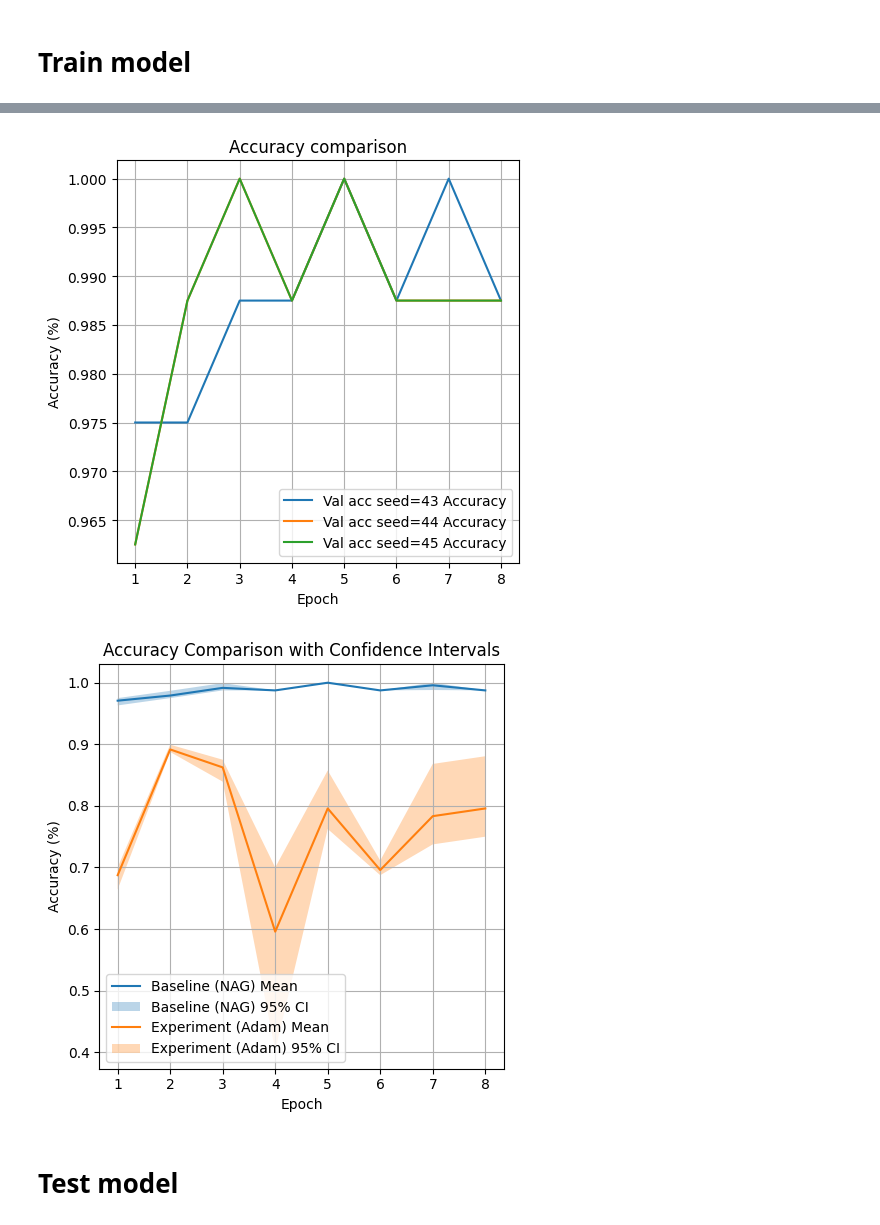
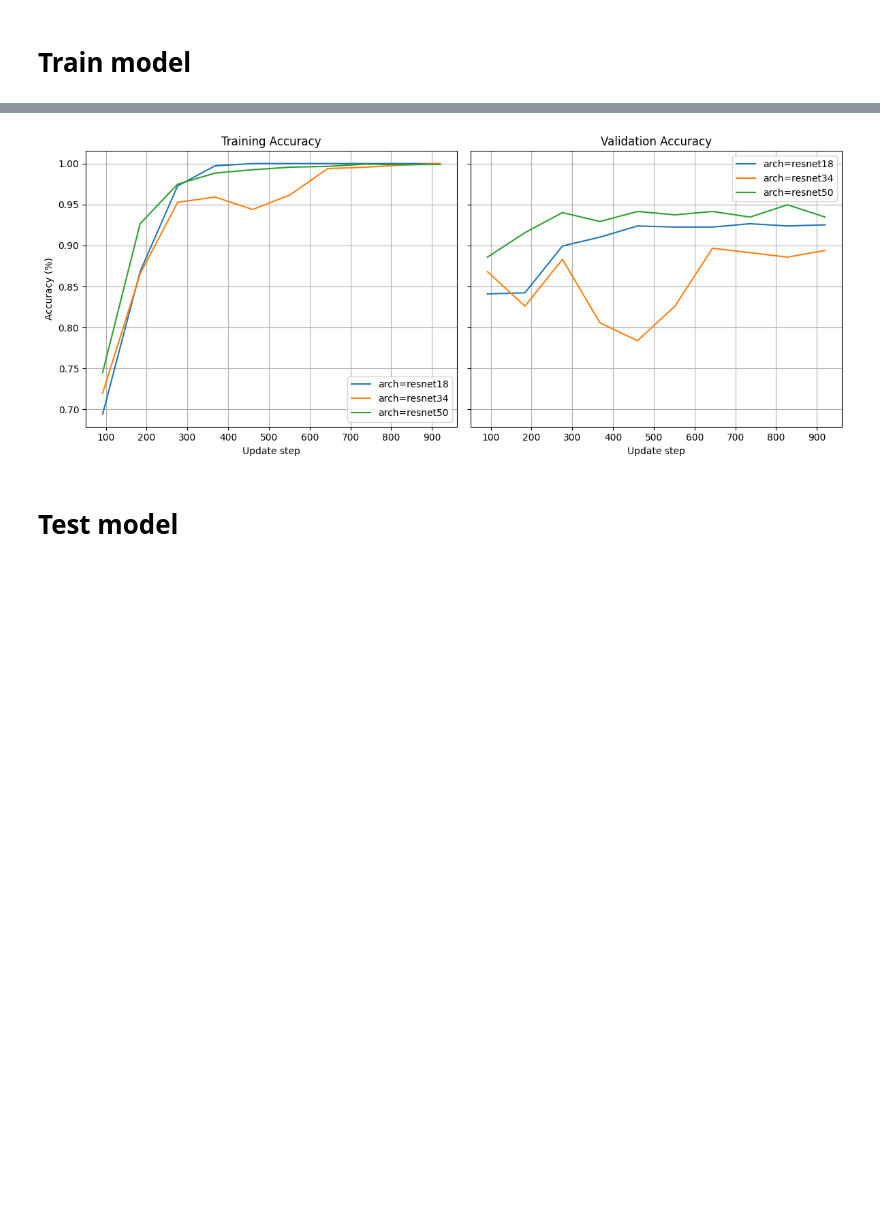
Before and after one commit to Sebelino/DD2424-project, a Jupyter notebook: e2_sebastian.ipynb, the cells around one changed output, grey strips where cells are left out. Cells and saved outputs as stored; diff of their text form; code cells hidden in the pictures; blank space fills up the shorter version.

Commit message:
feat: Add architecture comparison

```diff
--- a/e2_sebastian.ipynb
+++ b/e2_sebastian.ipynb
@@ -45,7 +45,7 @@ Training results should now be reproducible.
 %reload_ext autoreload
 %autoreload 2
 
-from training import TrainParams, NagParams, AdamParams
+from training import TrainParams, NagParams
 from evaluation import evaluate_test_accuracy_and_misclassified, \
     evaluate_with_train_val_plot, run_with_different_seeds, run_comparison
 from run import run
@@ -56,15 +56,15 @@ dataset_params = DatasetParams(
     splitting_seed=determinism.seed,
     shuffler_seed=determinism.seed,
     batch_size=32,
-    #trainval_size=None,  # Load all training data
-    trainval_size=400,  # Load a subset
+    trainval_size=None,  # Load all training data
+    #trainval_size=400,  # Load a subset
     validation_set_fraction=0.2,  # 20 % of trainval set
 )
 
 baseline_params = TrainParams(
     seed=determinism.seed,
     architecture="resnet50",
-    n_epochs=8,
+    n_epochs=10,
     optimizer=NagParams(
         learning_rate=0.022630885203465553,
         weight_decay=8.478660307897792e-05,
@@ -113,22 +139,22 @@ KeyboardInterrupt:
 # %%
-# Second plot: Rerun training multiple times with different seed
-run_with_different_seeds(dataset_params, baseline_params, trials=3)
 
-# Third plot: Compare NAG with Adam
-experimental_params = baseline_params.copy()
-experimental_params.optimizer = AdamParams(
-    learning_rate=0.001,
-    weight_decay=1e-4,
-)
+def tweak(params: TrainParams, architecture):
+    params = params.copy()
+    params.architecture = architecture
+    return params
 
-param_sets = {
-    "Baseline (NAG)": baseline_params,
-    "Experiment (Adam)": experimental_params,
-}
-run_comparison(dataset_params, param_sets, trials=3)
+
+# Third plot: Compare learning rates
+architectures = [
+    "resnet18",
+    "resnet34",
+    "resnet50",
+]
+param_sets = {f"arch={arch}": tweak(baseline_params, architecture=arch) for arch in architectures}
+
+run_comparison(dataset_params, param_sets)
 # %% [output]
-[figure, old version]
+[figure, new version]
-[figure, removed]
 # %% [markdown]
 # Test model
 # %%
```
Also changed, not shown: parts of 3 cells of this notebook, 2 other files.
